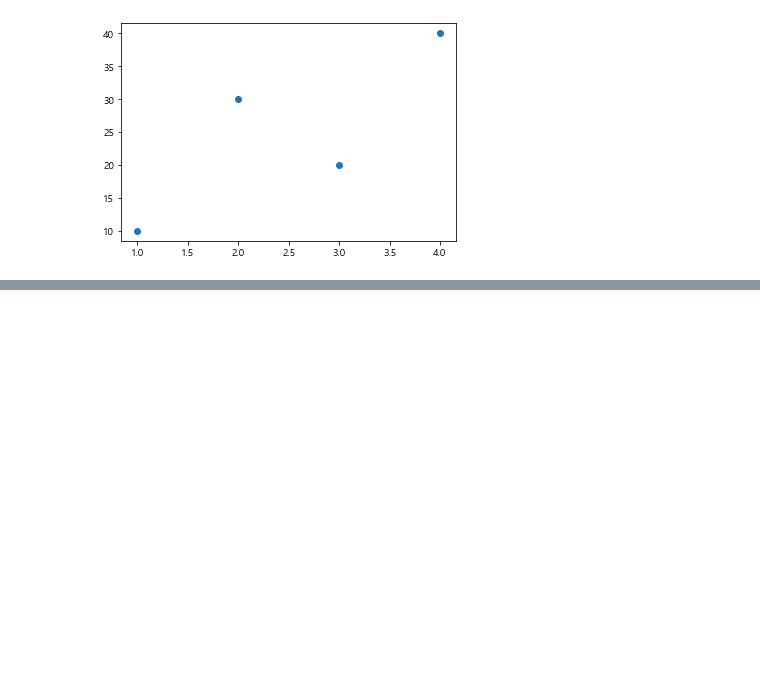
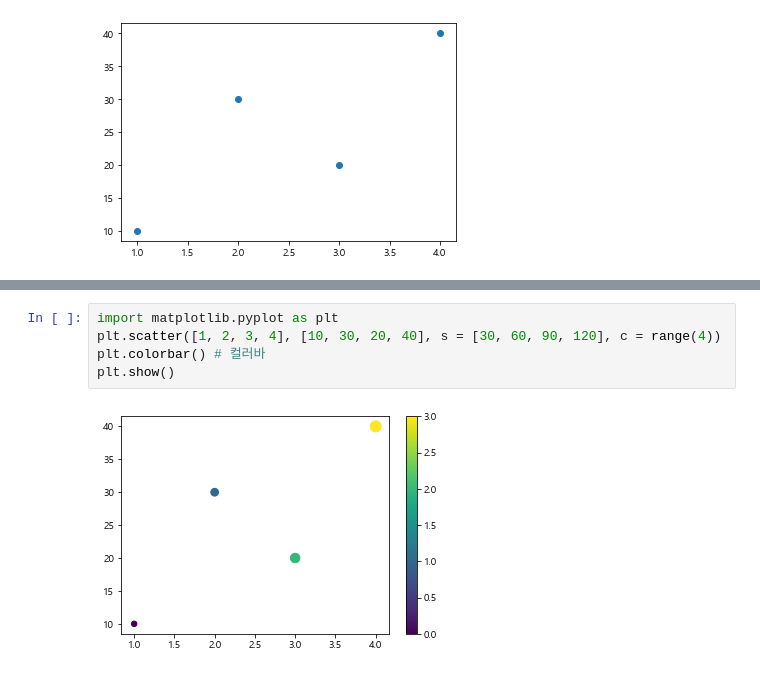
Before and after one commit to ujin2021/Python-Data, a Jupyter notebook: unit_10/unit10.ipynb, the cells around one changed output, grey strips where cells are left out. Cells and saved outputs as stored; diff of their text form; blank space fills up the shorter version.

```diff
--- a/unit_10/unit10.ipynb
+++ b/unit_10/unit10.ipynb
@@ -64,0 +68,7 @@ plt.show()
+# %%
+import matplotlib.pyplot as plt
+plt.scatter([1, 2, 3, 4], [10, 30, 20, 40], s = [30, 60, 90, 120], c = range(4))
+plt.colorbar() # 컬러바
+plt.show()
+# %% [output]
+[figure, added]
```
Also changed, not shown: parts of 8 cells of this notebook.
